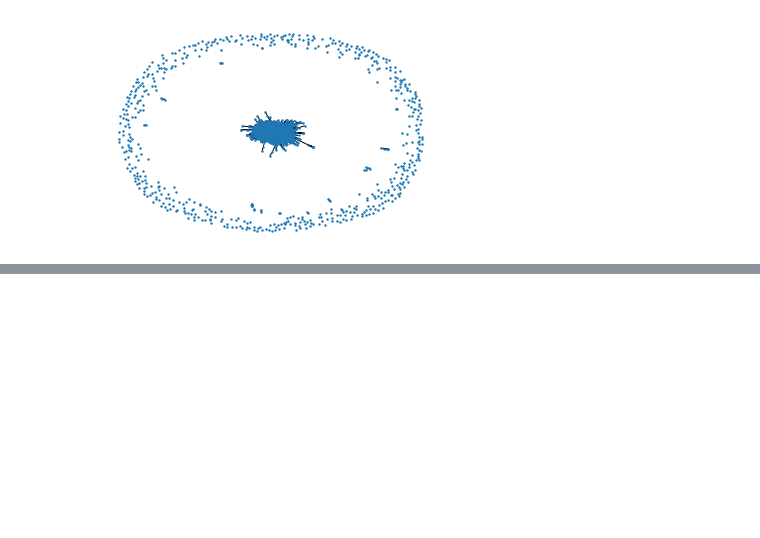
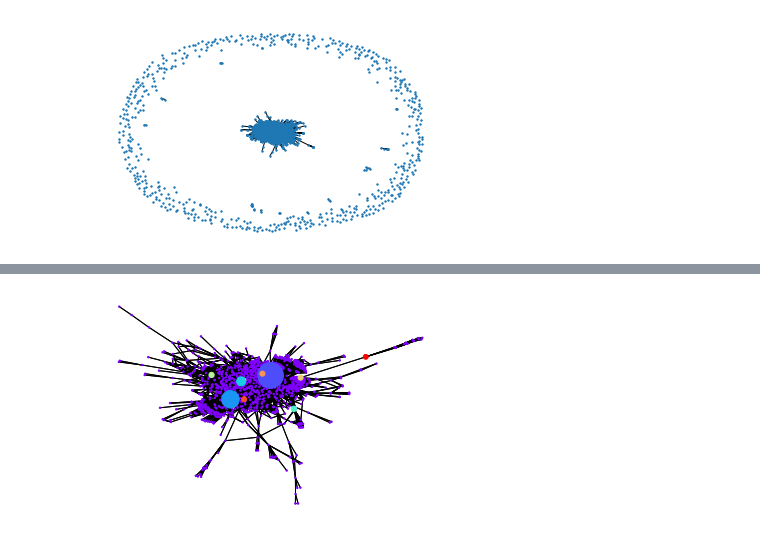
Before and after one commit to jecrespo/Analisis-RRSS-Python, a Jupyter notebook: Proyecto/Proyecto_arduino.ipynb, the cells around one changed output, grey strips where cells are left out. Saved outputs shown, nothing was run; the diff lists cells and outputs as text; code cells hidden in the pictures; blank space fills up the shorter version.

```diff
--- a/Proyecto/Proyecto_arduino.ipynb
+++ b/Proyecto/Proyecto_arduino.ipynb
@@ -465,3 +519,22 @@ print(f'Transitividad: {triadic_closure}')
 #  1. Calcula la centralidad de intermediación de la red y visualiza los nodos con mayor valor.
 #  2. Calcula la centralidad de Katz (pagerank o la centralidad de valor propio debeíran dar resultados similares)
 #     y visualiza la posición de los nodos de mayor valor.
+# %%
+#Centralidad de intermediación - en cada nodo contamos el número de rutas óptimas (i.e. la ruta más corta entre dos nodos cualesquiera) que pasan por él
+#Compute the shortest-path betweenness centrality for nodes.
+bt_arduino = nx.betweenness_centrality(G_final_arduino)
+bt_Trump = nx.betweenness_centrality(G_final_Trump)
+
+bt_list_arduino = [(id, b) for id, b in bt_arduino.items()]
+bt_list_Trump = [(id, b) for id, b in bt_Trump.items()]
+
+bt_list_arduino_ord = sorted(bt_list_arduino, key=lambda b: b[1], reverse=True)
+bt_list_Trump_ord = sorted(bt_list_Trump, key=lambda b: b[1], reverse=True)
+
+print('Nodos con mas centralidad de intermediación - Arduino')
+for node_id, centrality in bt_list_arduino_ord[:10]:
+    print(node_id, centrality)
+
+print('\nNodos con mas centralidad de intermediación - Trump')
+for node_id, centrality in bt_list_Trump_ord[:10]:
+    print(node_id, centrality)
@@ -467,0 +559,26 @@ print(f'Transitividad: {triadic_closure}')
+# %%
+#Visualización
+#bt_list_ord - pinto los nodos con más centralidad
+
+top = 10 # dibuja los 10 nodos con mayor centralidad
+bt_values = [0]*len(G_final_arduino.nodes())
+bt_colors = [0]*len(G_final_arduino.nodes())
+
+z=1
+l_nodos = list(G_final_arduino.nodes())
+for max_id, max_bt in bt_list_arduino_ord[:top]:
+    bt_values[l_nodos.index(max_id)] = 1000*max_bt
+    bt_colors[l_nodos.index(max_id)] = z
+    z+=1
+
+# Primero dibujamos todos los puntos con un diámetro pequeño
+plt.axis("off")
+spring_pos_arduino = nx.spring_layout(G_final_arduino)
+h = nx.draw_networkx(G_final_arduino, pos = spring_pos_arduino, cmap = plt.get_cmap("rainbow"),node_color = [0]*len(G_final_arduino.nodes()), node_size = [2]*len(G_final_arduino.nodes()), with_labels = False)
+
+# Dibujamos todos los puntos otra vez, pero ahora
+# la mayoría tienen diámetro 0 y los 10 con mayor
+# centralidad tienen diámetro proporcional a su valor
+h = nx.draw_networkx(G_final_arduino, pos = spring_pos_arduino, cmap = plt.get_cmap("rainbow"),node_color = bt_colors, node_size = bt_values, with_labels = False)
+# %% [output]
+[figure, added]
```
Also changed, not shown: parts of 18 cells of this notebook, 2 other files.
